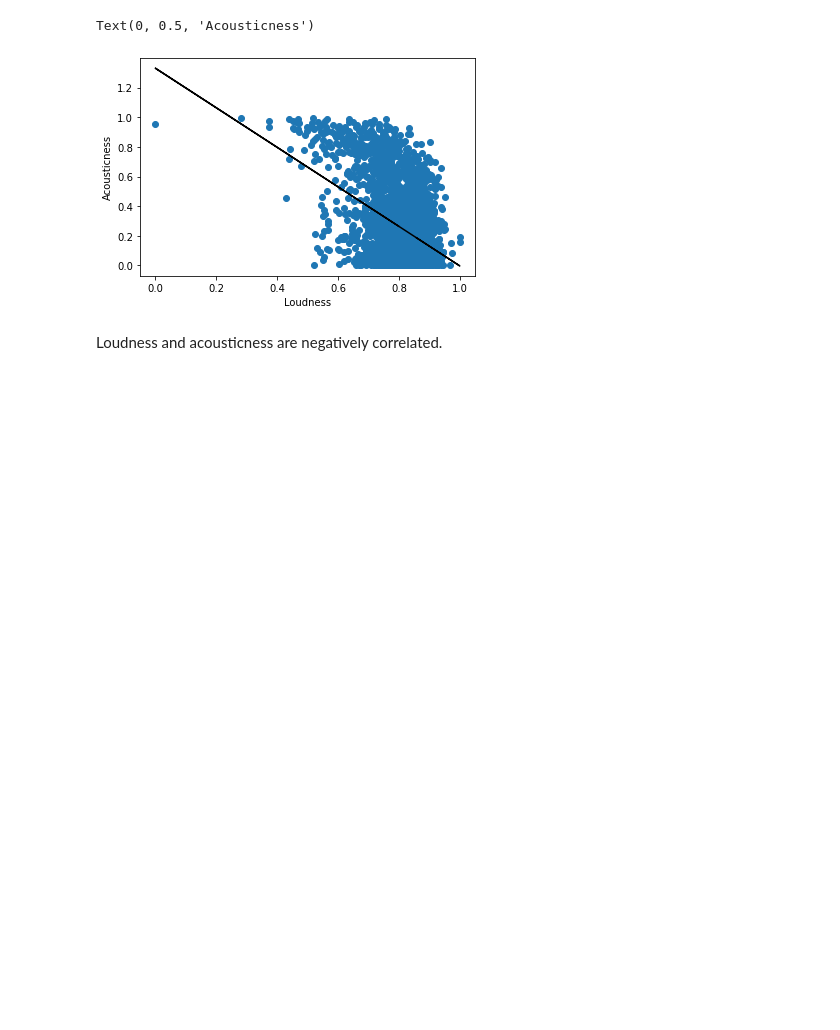
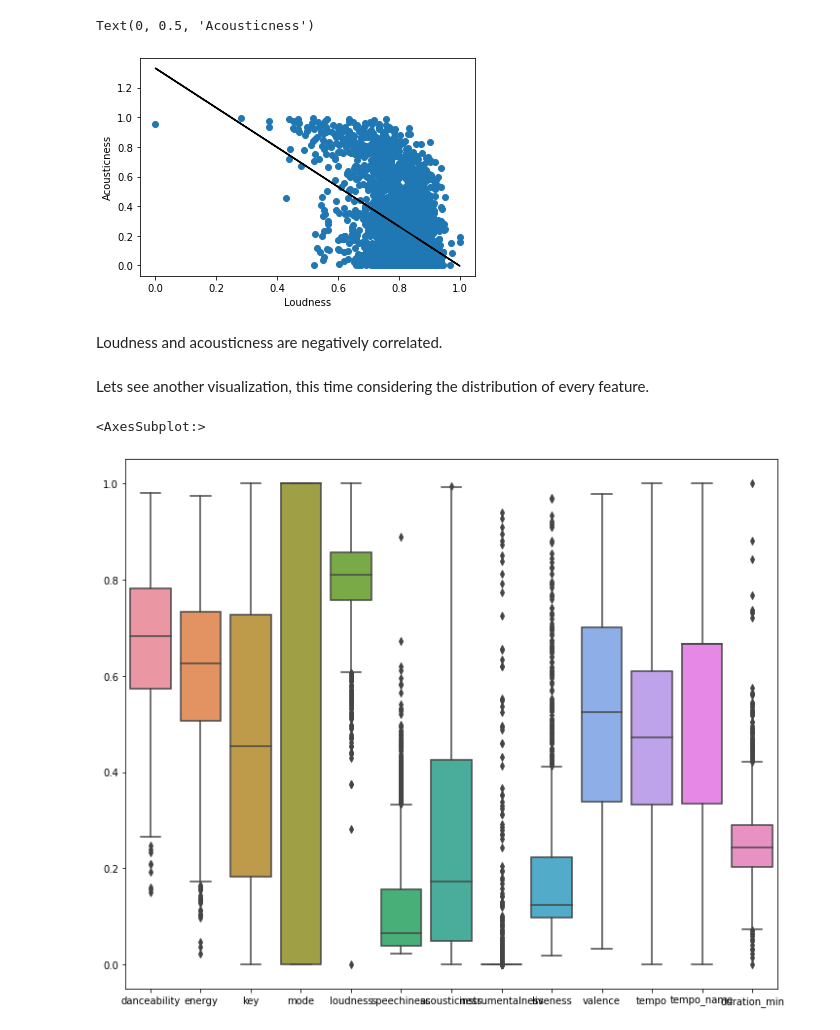
Before and after one commit to natdosan/Spotify-Unsupervised-Learning, a Jupyter notebook: src/EDACheckpointGroup_Sp23_The_group_chat.ipynb, the cells around one changed output. Cells and saved outputs as stored; diff of their text form; code cells hidden in the pictures; blank space fills up the shorter version.

Commit message:
box and whisker plot

```diff
--- a/src/EDACheckpointGroup_Sp23_The_group_chat.ipynb
+++ b/src/EDACheckpointGroup_Sp23_The_group_chat.ipynb
@@ -206,3 +207,11 @@ Text(0, 0.5, 'Acousticness')
 [figure]
 # %% [markdown]
 Loudness and acousticness are negatively correlated.
+# %% [markdown]
+Lets see another visualization, this time considering the distribution of every feature.
+# %%
+plt.figure(figsize=(12,10))
+sns.boxplot(data=charts)
+# %% [output]
+<AxesSubplot:>
+[figure, added]
```
Also changed, not shown: parts of 4 cells of this notebook.
